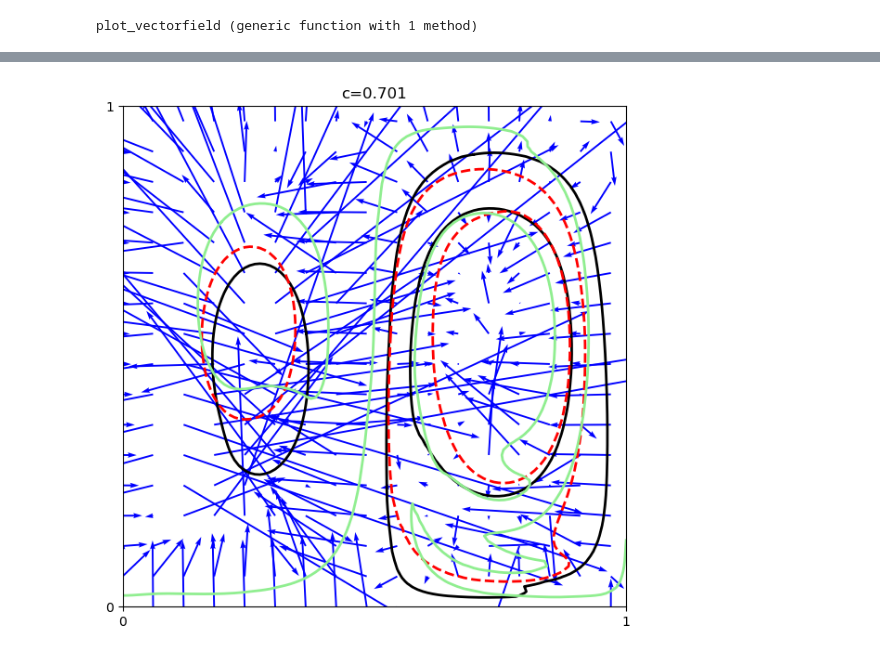
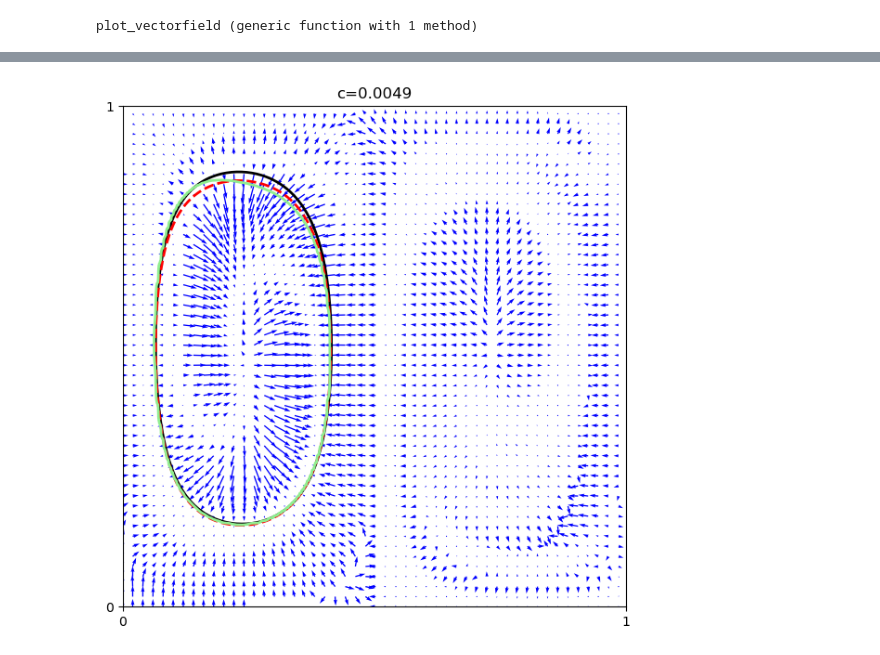
Before and after one commit to MaHermann/CoherentStructures.jl, a Jupyter notebook: notebooks/Rotating Double Gyre/gyre_LR_CG.ipynb, the cells around one changed output, grey strips where cells are left out. Cells and saved outputs as stored; diff of their text form; code cells hidden in the pictures.

```diff
--- a/notebooks/Rotating Double Gyre/gyre_LR_CG.ipynb
+++ b/notebooks/Rotating Double Gyre/gyre_LR_CG.ipynb
@@ -277,0 +345,4 @@ ax.set_title("c=$(round(c_paper,digits=4))");
+# %%
+S_dot = u_dot*Rot;
+# %%
+Sϵ, Rϵ = SEBA(uϵ,μ=μ,returnR=true,sort=false);
@@ -277,0 +465,7 @@ ax.set_title("c=$(round(c_paper,digits=4))");
+# %%
+best_levelset, best_value = get_minimal_levelset(
+    ctx,S[:,ev],dynamic_cheeger_value,
+    x_resolution=x_resolution,y_resolution=y_resolution,
+    n_candidates=1000,min=0)
+print("Dynamic Cheeger value:\t",best_value,"\n")
+print("Levelset:\t\t",level(best_levelset),"\n")
@@ -277,0 +518,18 @@ ax.set_title("c=$(round(c_paper,digits=4))");
+# %%
+plot_u(ctx, S[:,ev],  grid_resolution, grid_resolution, title="μ=$(round(μ,digits=4))",
+        colorbar=colorbar, color=color, clims=(cmins[ev],cmaxs[ev]), xticks=xticks, yticks=yticks,legend=false)
+
+curves = lines(Main.CoherentStructures.get_levelset(ctx,S′[:,ev],μ,
+        x_resolution=x_resolution,y_resolution=y_resolution))
+curves = [Main.CoherentStructures.closeCurve(ctx,c) for c in curves]
+curves_moved = [Main.CoherentStructures.apply2curve(x->T(x,0),c) for c in curves]
+
+cheeger_value = dynamic_cheeger_value_matlab(curves[1])
+
+for c in curves
+    Plots.plot!(coordinates(c))
+end
+for c in curves_moved
+    Plots.plot!(coordinates(c))
+end
+Plots.plot!(fmt=:png,dpi=200,legend=false,aspectratio=1,xlims=(0,1),ylims=(0,1))
@@ -278,21 +538,22 @@ ax.set_title("c=$(round(c_paper,digits=4))");
 # %%
 plt.figure(figsize=(7,7), dpi=100)
 ax = plt.axes()
 ax.set(xlim=(0, 1), ylim=(0, 1), xticks=(0,1), yticks=(0,1))
-plot_vectorfield(get_levelset_evolution(ctx,u₀,u_dot)...,ax,scale=25,step=6)
-curves           = lines(get_levelset(ctx, u₀, c_ours))
-curves_epsilon   = lines(get_levelset(ctx, uϵ, c_ours))
-curves_predicted = lines(get_levelset(ctx, u₀ + ϵ*u_dot, c_ours))
+plot_vectorfield(get_levelset_evolution(ctx,S′[:,ev],S_dot[:,ev])...,ax,scale=0.2,step=4)
+curves           = lines(get_levelset(ctx, S′[:,ev],μ,x_resolution=x_resolution,y_resolution=y_resolution))
+curves_epsilon   = lines(get_levelset(ctx, Sϵ′[:,ev],μ,x_resolution=x_resolution,y_resolution=y_resolution))
+curves_predicted = lines(get_levelset(ctx, normalizeU(softThreshold(S′[:,ev] + ϵ*S_dot[:,ev],μ)),
+                         μ,x_resolution=x_resolution,y_resolution=y_resolution))
 
 for c in curves
     ax.plot(coordinates(c)...,color=:black,linewidth=2)
 end
 for c in curves_epsilon
     ax.plot(coordinates(c)...,color=:red,linestyle="--",linewidth=2)
 end
 for c in curves_predicted
     ax.plot(coordinates(c)...,color=:lightgreen,linewidth=2)
 end
-ax.set_title("c=$(round(c_ours,digits=4))");
+ax.set_title("c=$(round(c_best,digits=4))");
 # %% [output]
-[figure, old version]
+[figure, new version]
```
Also changed, not shown: parts of 48 cells of this notebook, 12 other files.
